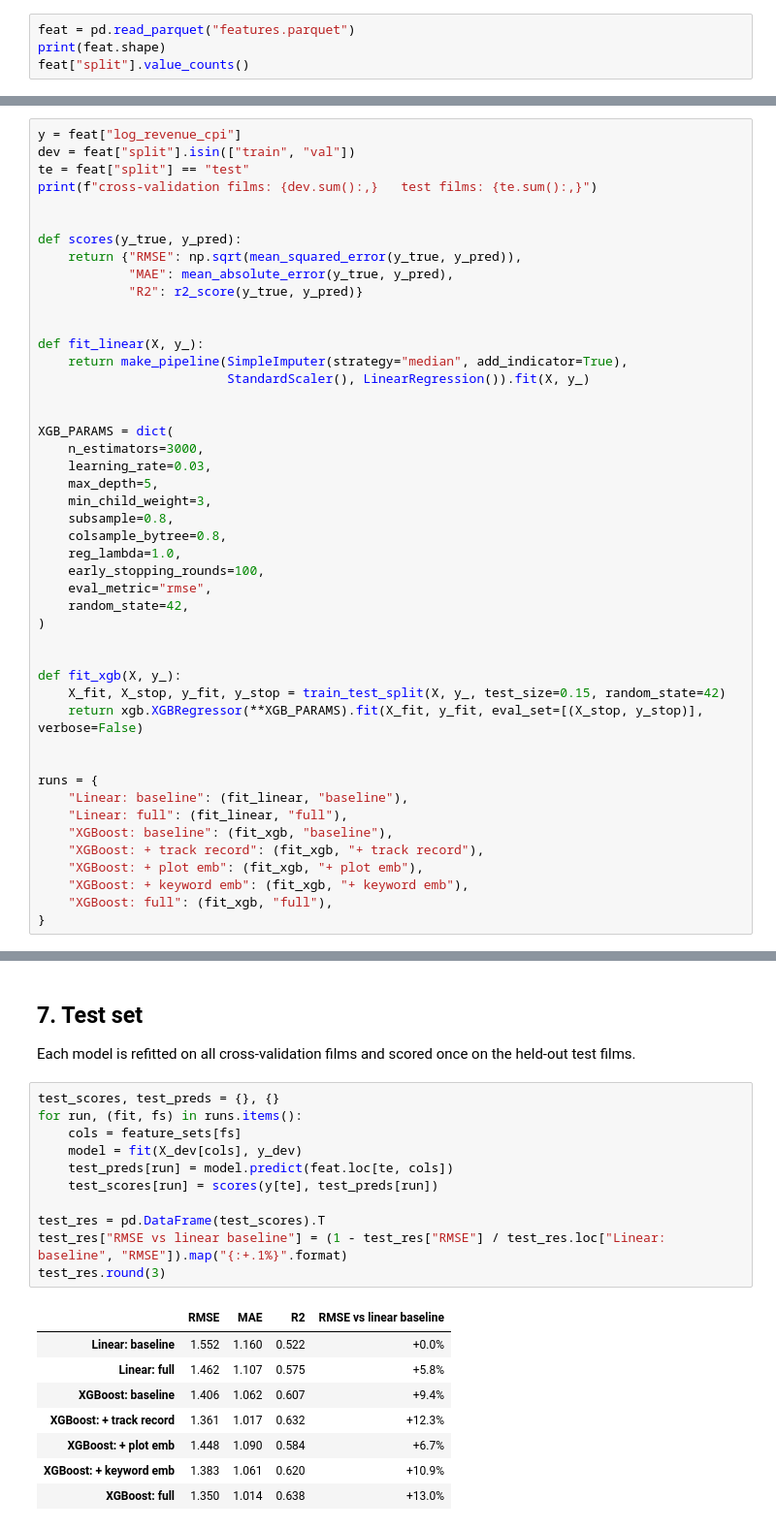
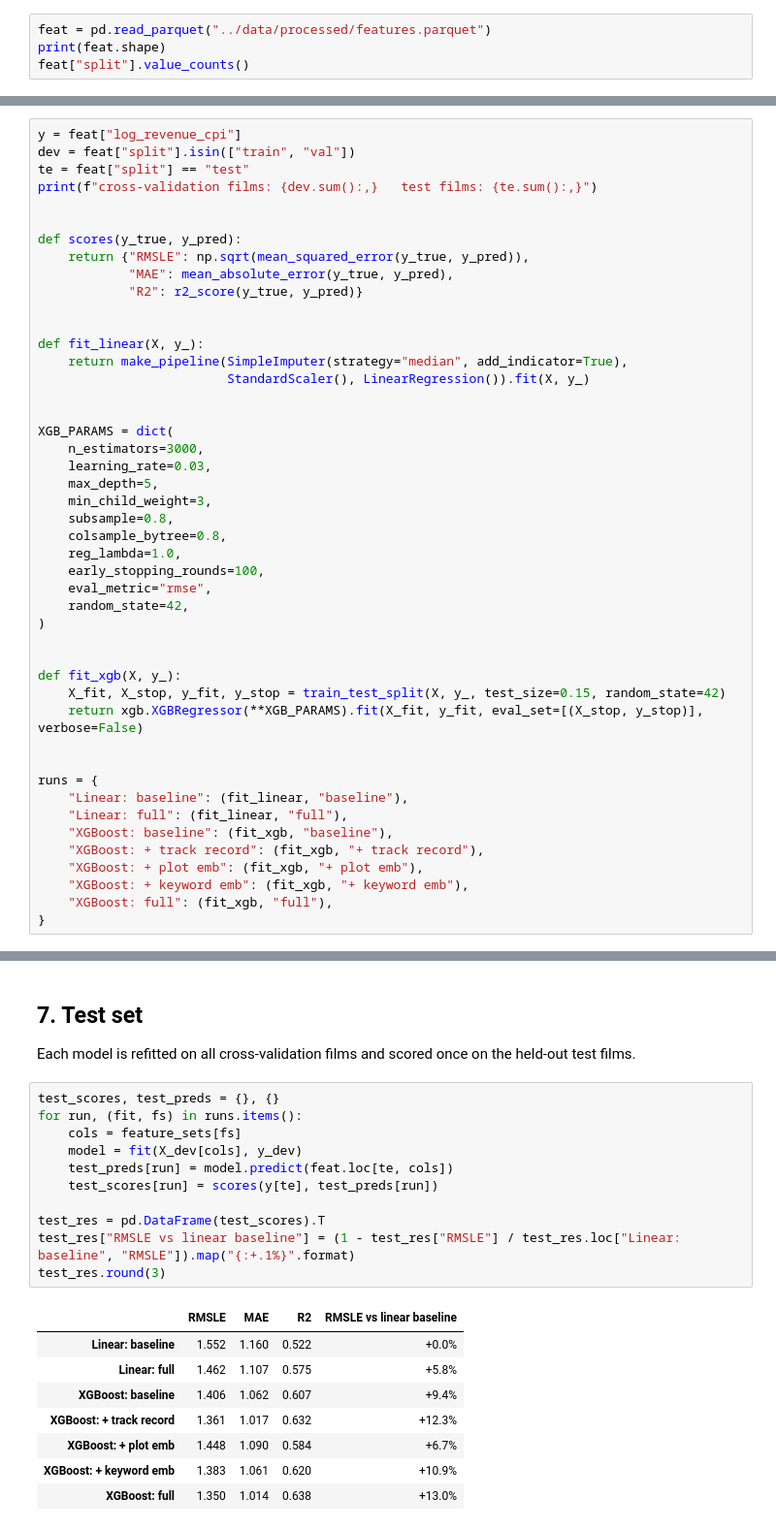
Before and after one commit to Erdos-Projects/fall-2026-executive-producers, a Jupyter notebook: notebooks/03_models.ipynb, the cells around one changed output, grey strips where cells are left out. Shown at 97% size. Saved outputs shown, nothing was run; the diff lists cells and outputs as text.

```diff
--- a/notebooks/03_models.ipynb
+++ b/notebooks/03_models.ipynb
@@ -37,7 +37,7 @@ sns.set_theme(style="whitegrid", context="notebook")
 # %% [markdown]
 ## 2. Load
 # %%
-feat = pd.read_parquet("features.parquet")
+feat = pd.read_parquet("../data/processed/features.parquet")
 print(feat.shape)
 feat["split"].value_counts()
 # %% [output]
@@ -103,7 +114,7 @@ print(f"cross-validation films: {dev.sum():,}   test films: {te.sum():,}")
 
 
 def scores(y_true, y_pred):
-    return {"RMSE": np.sqrt(mean_squared_error(y_true, y_pred)),
+    return {"RMSLE": np.sqrt(mean_squared_error(y_true, y_pred)),
             "MAE": mean_absolute_error(y_true, y_pred),
             "R2": r2_score(y_true, y_pred)}
 
@@ -235,16 +246,16 @@ Each model is refitted on all cross-validation films and scored once on the held
 # %%
 test_scores, test_preds = {}, {}
 for run, (fit, fs) in runs.items():
     cols = feature_sets[fs]
     model = fit(X_dev[cols], y_dev)
     test_preds[run] = model.predict(feat.loc[te, cols])
     test_scores[run] = scores(y[te], test_preds[run])
 
 test_res = pd.DataFrame(test_scores).T
-test_res["RMSE vs linear baseline"] = (1 - test_res["RMSE"] / test_res.loc["Linear: baseline", "RMSE"]).map("{:+.1%}".format)
+test_res["RMSLE vs linear baseline"] = (1 - test_res["RMSLE"] / test_res.loc["Linear: baseline", "RMSLE"]).map("{:+.1%}".format)
 test_res.round(3)
 # %% [output]
-|  | RMSE | MAE | R2 | RMSE vs linear baseline |
+|  | RMSLE | MAE | R2 | RMSLE vs linear baseline |
 | Linear: baseline | 1.552 | 1.160 | 0.522 | +0.0% |
 | Linear: full | 1.462 | 1.107 | 0.575 | +5.8% |
 | XGBoost: baseline | 1.406 | 1.062 | 0.607 | +9.4% |
```
Also changed, not shown: parts of 7 cells of this notebook, 4 other files.
